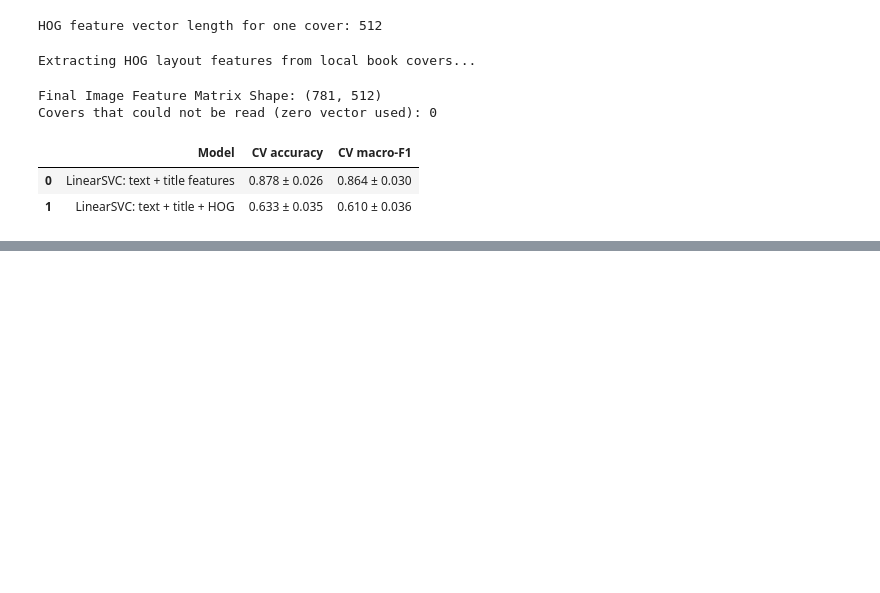
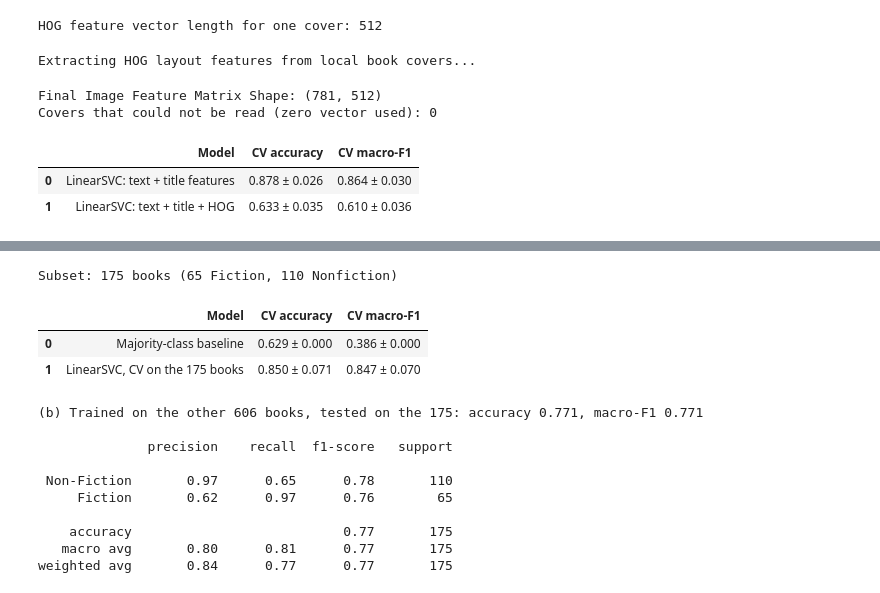
Before and after one commit to aliahmedpachaar/Data_Science_Course_Project, a Jupyter notebook: Classification.ipynb, the cells around one changed output, grey strips where cells are left out. Cells and saved outputs as stored; diff of their text form; code cells hidden in the pictures; blank space fills up the shorter version.

```diff
--- a/Classification.ipynb
+++ b/Classification.ipynb
@@ -823,0 +920,32 @@ pd.DataFrame(image_results).drop(columns='f1_mean')
+# %%
+subset_mask = df['Category_Label'].isin(['Fiction', 'Nonfiction']).values
+X_sub, y_sub = X[subset_mask], y[subset_mask]
+print(f"Subset: {subset_mask.sum()} books ({(y_sub == 1).sum()} Fiction, {(y_sub == 0).sum()} Nonfiction)\n")
+
+# (a) cross-validation on the subset alone (same hyperparameters as the selected model)
+display(pd.DataFrame([
+    cv_summary('Majority-class baseline', DummyClassifier(strategy='most_frequent'), X_sub, y_sub),
+    cv_summary(f'{best_name}, CV on the 175 books', clone(final_model), X_sub, y_sub),
+]).drop(columns='f1_mean'))
+
+# (b) transfer: train on the 606 broadly-mapped books, test on the 175
+transfer_model = clone(final_model).fit(X[~subset_mask], y[~subset_mask])
+y_sub_pred = transfer_model.predict(X_sub)
+print(f"\n(b) Trained on the other {(~subset_mask).sum()} books, tested on the 175: "
+      f"accuracy {accuracy_score(y_sub, y_sub_pred):.3f}, macro-F1 {f1_score(y_sub, y_sub_pred, average='macro'):.3f}\n")
+print(classification_report(y_sub, y_sub_pred, target_names=['Non-Fiction', 'Fiction']))
+# %% [output]
+Subset: 175 books (65 Fiction, 110 Nonfiction)
+|  | Model | CV accuracy | CV macro-F1 |
+| 0 | Majority-class baseline | 0.629 ± 0.000 | 0.386 ± 0.000 |
+| 1 | LinearSVC, CV on the 175 books | 0.850 ± 0.071 | 0.847 ± 0.070 |
+(b) Trained on the other 606 books, tested on the 175: accuracy 0.771, macro-F1 0.771
+
+              precision    recall  f1-score   support
+
+ Non-Fiction       0.97      0.65      0.78       110
+     Fiction       0.62      0.97      0.76        65
+
+    accuracy                           0.77       175
+   macro avg       0.80      0.81      0.77       175
+weighted avg       0.84      0.77      0.77       175
```
Also changed, not shown: parts of 16 cells of this notebook.
